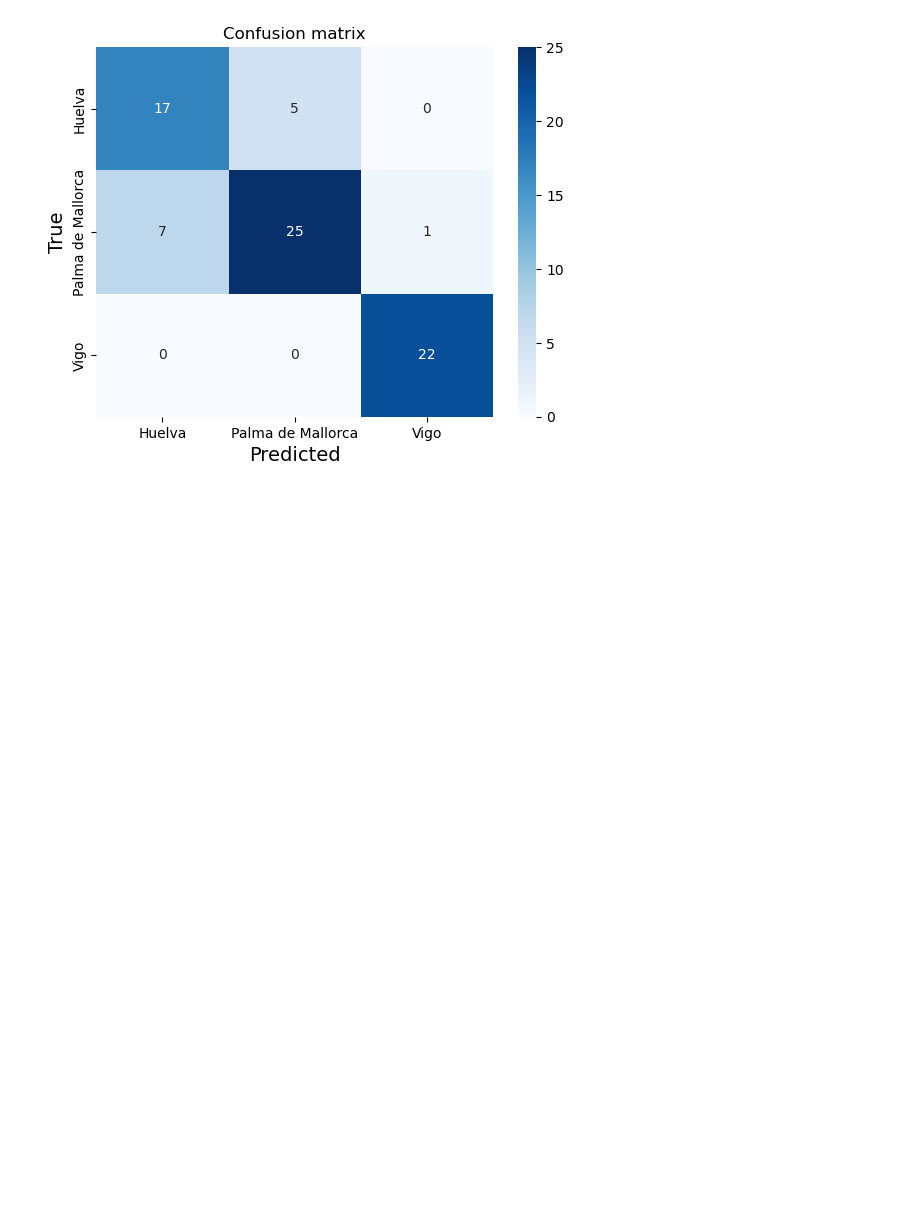
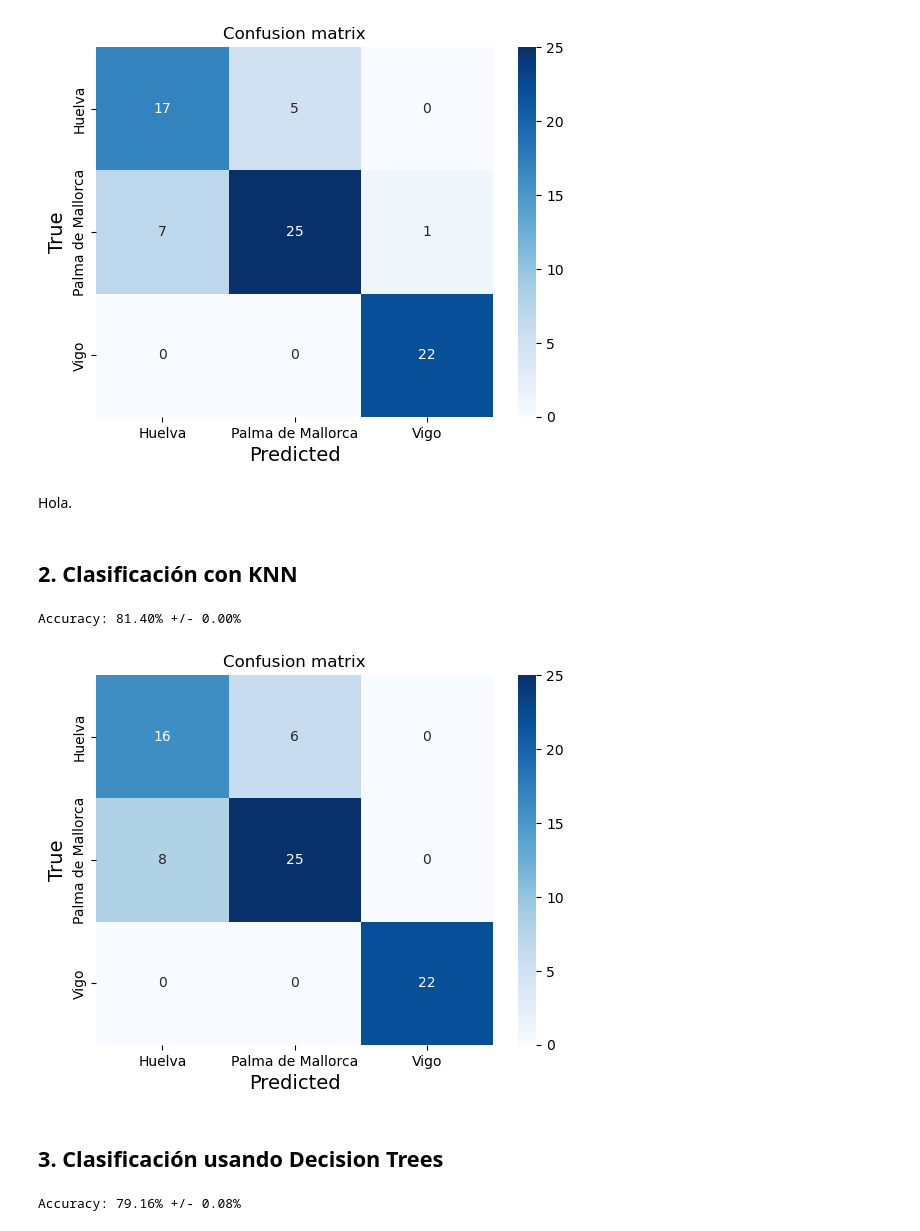
Before and after one commit to kevindmzapata/multivariate-statistics-course, a Jupyter notebook: TAREA_2/part-2.ipynb, the cells around one changed output. Drawn from its saved outputs; the diff is of its cells as text; code cells hidden in the pictures; blank space fills up the shorter version.

Commit message:
Implementación de los otros tres métodos de clasificación.

```diff
--- a/TAREA_2/part-2.ipynb
+++ b/TAREA_2/part-2.ipynb
@@ -170,3 +173,54 @@ plt.yticks(ticks=np.arange(len(etiquetas)) + 0.5, labels=etiquetas)
 plt.show()
 # %% [output]
 [figure]
+# %% [markdown]
+Hola.
+# %% [markdown]
+## 2. Clasificación con KNN
+# %%
+from sklearn.neighbors import KNeighborsClassifier
+
+accs_scores = []
+conf_matrixs_scores = []
+
+for i in range(20):
+    kf = KFold(n_splits=33, shuffle=True, random_state=42)
+    accs = []
+    conf_matrixs = []
+
+    for train_index, test_index in kf.split(X):
+        X_train, X_test = X.iloc[train_index], X.iloc[test_index]
+        y_train, y_test = y.iloc[train_index], y.iloc[test_index]
+
+        model = KNeighborsClassifier(n_neighbors=5)
+        model.fit(X_train, y_train)
+        y_pred = model.predict(X_test)
+
+        acc = accuracy_score(y_test, y_pred)
+        accs.append(acc)
+
+        conf_matrix = confusion_matrix(y_test, y_pred)
+        conf_matrixs.append(conf_matrix)
+
+    accs_scores.append(np.mean(accs))
+    conf_matrixs_scores.append(np.mean(conf_matrixs, axis=0))
+# %%
+print(f'Accuracy: {np.mean(accs_scores) * 100.:.2f}% +/- {np.std(accs_scores) * 100.:.2f}%')
+# %% [output]
+Accuracy: 81.40% +/- 0.00%
+# %%
+# Mostrar la matriz de confusión promedio
+mean_conf_matrix = np.round(np.mean(conf_matrixs_scores, axis=0))
+
+etiquetas = np.unique(y)
+sns.heatmap(mean_conf_matrix, annot=True, fmt='g', cmap='Blues')
+plt.xlabel('Predicted', fontsize=14)
+plt.ylabel('True', fontsize=14)
+plt.title('Confusion matrix')
+plt.xticks(ticks=np.arange(len(etiquetas)) + 0.5, labels=etiquetas)
+plt.yticks(ticks=np.arange(len(etiquetas)) + 0.5, labels=etiquetas)
+plt.show()
+# %% [output]
+[figure, added]
+# %% [markdown]
+## 3. Clasificación usando Decision Trees
@@ -172,0 +254,4 @@ plt.show()
+# %%
+print(f'Accuracy: {np.mean(accs_scores) * 100.:.2f}% +/- {np.std(accs_scores) * 100.:.2f}%')
+# %% [output]
+Accuracy: 79.16% +/- 0.08%
```
Also changed, not shown: parts of 11 cells of this notebook.
